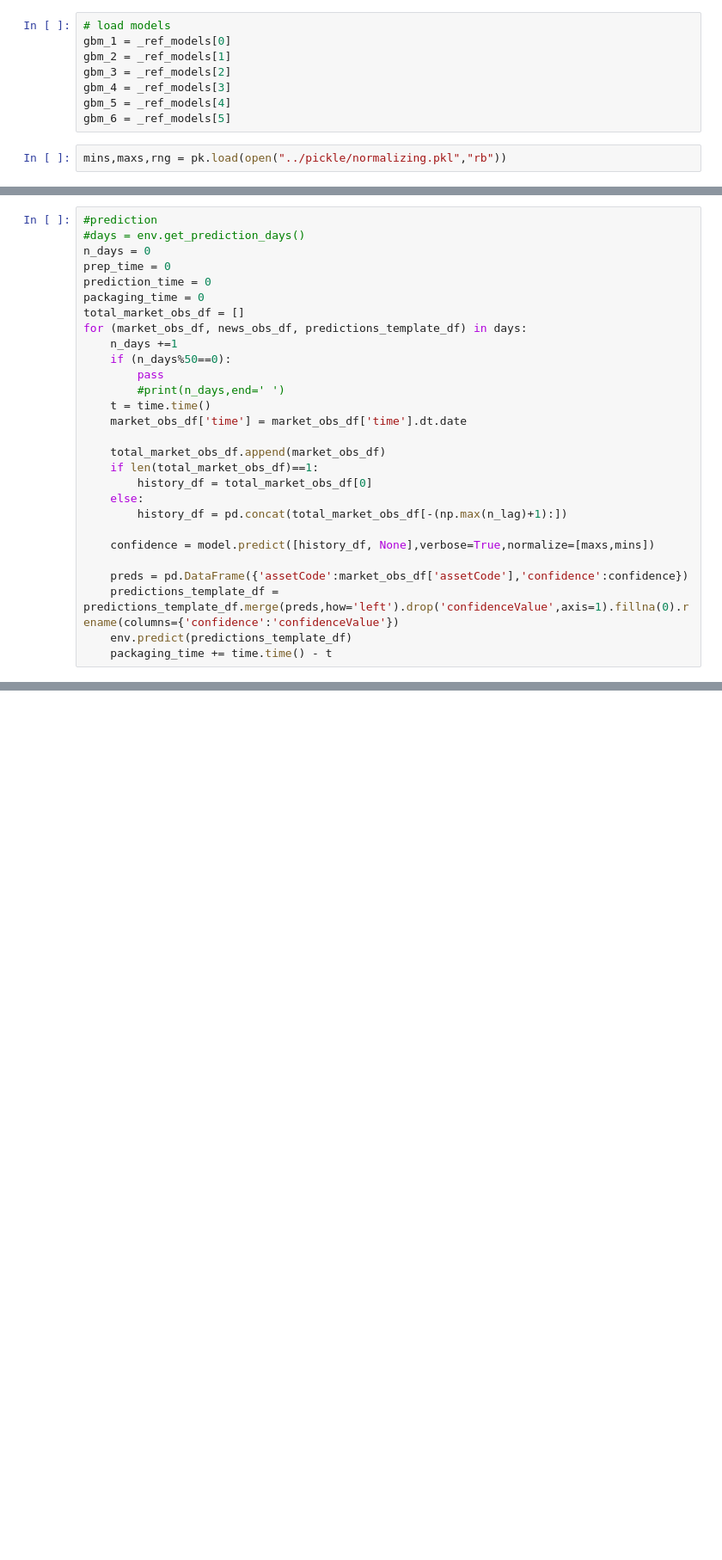
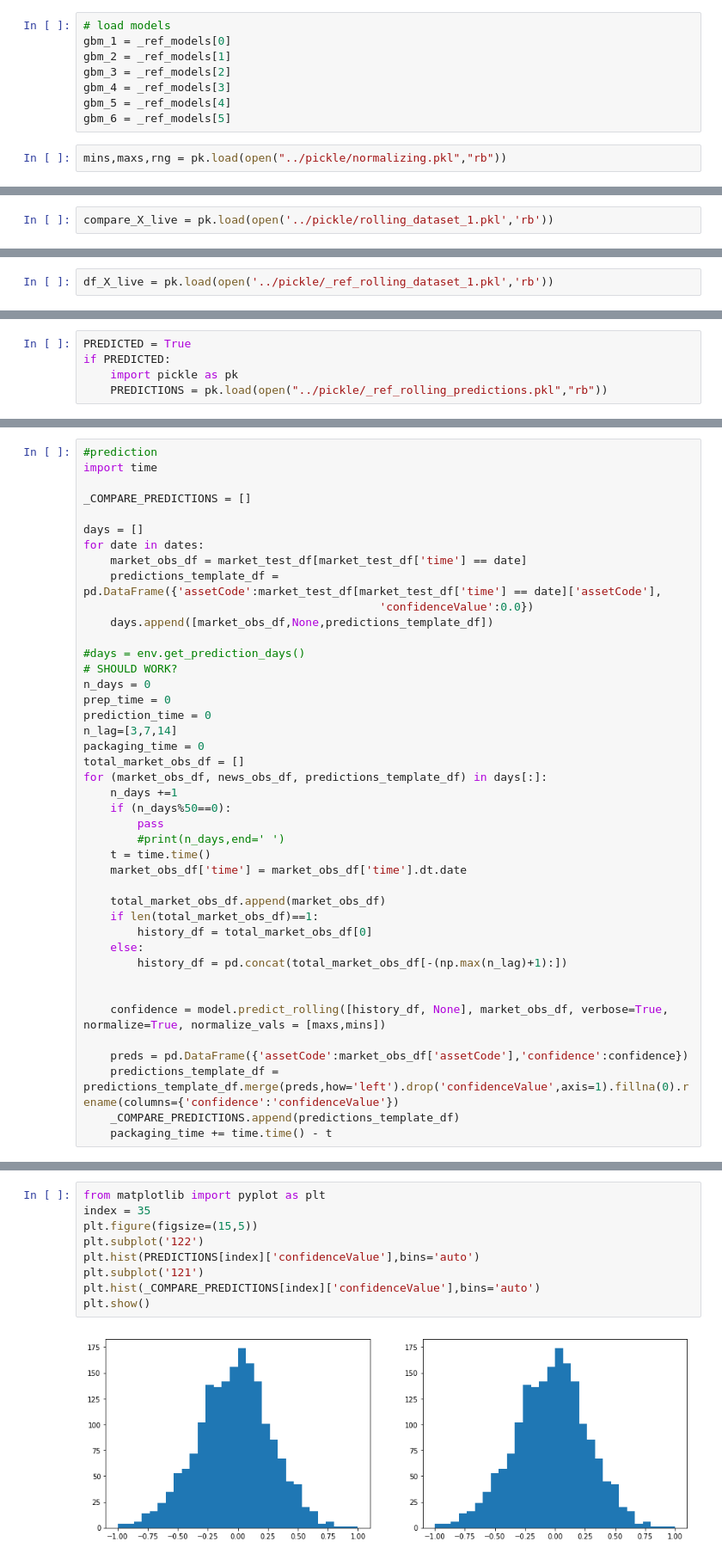
Before and after one commit to SolbiatiAlessandro/two-sigma-kaggle, a Jupyter notebook: kernels/DecisionTree/ipynb/test_rolling_predictions.ipynb, the cells around one changed output, grey strips where cells are left out. Shown at 86% size. Drawn from its saved outputs; the diff is of its cells as text; blank space fills up the shorter version.

```diff
--- a/kernels/DecisionTree/ipynb/test_rolling_predictions.ipynb
+++ b/kernels/DecisionTree/ipynb/test_rolling_predictions.ipynb
@@ -169,0 +190,2 @@ total 1883 df
+# %%
+compare_X_live = pk.load(open('../pickle/rolling_dataset_1.pkl','rb'))
@@ -169,0 +239,2 @@ total 1883 df
+# %%
+df_X_live = pk.load(open('../pickle/_ref_rolling_dataset_1.pkl','rb'))
@@ -170,3 +324,8 @@ total 1883 df
+# %%
+PREDICTED = True
+if PREDICTED:
+    import pickle as pk
+    PREDICTIONS = pk.load(open("../pickle/_ref_rolling_predictions.pkl","rb"))
 # %%
 PRETRAINED = True
 if PRETRAINED:
@@ -178,12 +356,25 @@ if PRETRAINED:
 # %%
 #prediction
+import time
+
+_COMPARE_PREDICTIONS = []
+
+days = []
+for date in dates:
+    market_obs_df = market_test_df[market_test_df['time'] == date]
+    predictions_template_df = pd.DataFrame({'assetCode':market_test_df[market_test_df['time'] == date]['assetCode'],
+                                            'confidenceValue':0.0})
+    days.append([market_obs_df,None,predictions_template_df])
+
 #days = env.get_prediction_days()
+# SHOULD WORK?
 n_days = 0
 prep_time = 0
 prediction_time = 0
+n_lag=[3,7,14]
 packaging_time = 0
 total_market_obs_df = []
-for (market_obs_df, news_obs_df, predictions_template_df) in days:
+for (market_obs_df, news_obs_df, predictions_template_df) in days[:]:
     n_days +=1
     if (n_days%50==0):
         pass
@@ -197,9 +388,10 @@ for (market_obs_df, news_obs_df, predictions_template_df) in days:
     else:
         history_df = pd.concat(total_market_obs_df[-(np.max(n_lag)+1):])
 
-    confidence = model.predict([history_df, None],verbose=True,normalize=[maxs,mins])
+
+    confidence = model.predict_rolling([history_df, None], market_obs_df, verbose=True, normalize=True, normalize_vals = [maxs,mins])
 
     preds = pd.DataFrame({'assetCode':market_obs_df['assetCode'],'confidence':confidence})
     predictions_template_df = predictions_template_df.merge(preds,how='left').drop('confidenceValue',axis=1).fillna(0).rename(columns={'confidence':'confidenceValue'})
-    env.predict(predictions_template_df)
+    _COMPARE_PREDICTIONS.append(predictions_template_df)
     packaging_time += time.time() - t
@@ -205,0 +470,11 @@ for (market_obs_df, news_obs_df, predictions_template_df) in days:
+# %%
+from matplotlib import pyplot as plt
+index = 35
+plt.figure(figsize=(15,5))
+plt.subplot('122')
+plt.hist(PREDICTIONS[index]['confidenceValue'],bins='auto')
+plt.subplot('121')
+plt.hist(_COMPARE_PREDICTIONS[index]['confidenceValue'],bins='auto')
+plt.show()
+# %% [output]
+[figure, added]
```
Also changed, not shown: parts of 27 cells of this notebook, 6 other files.
